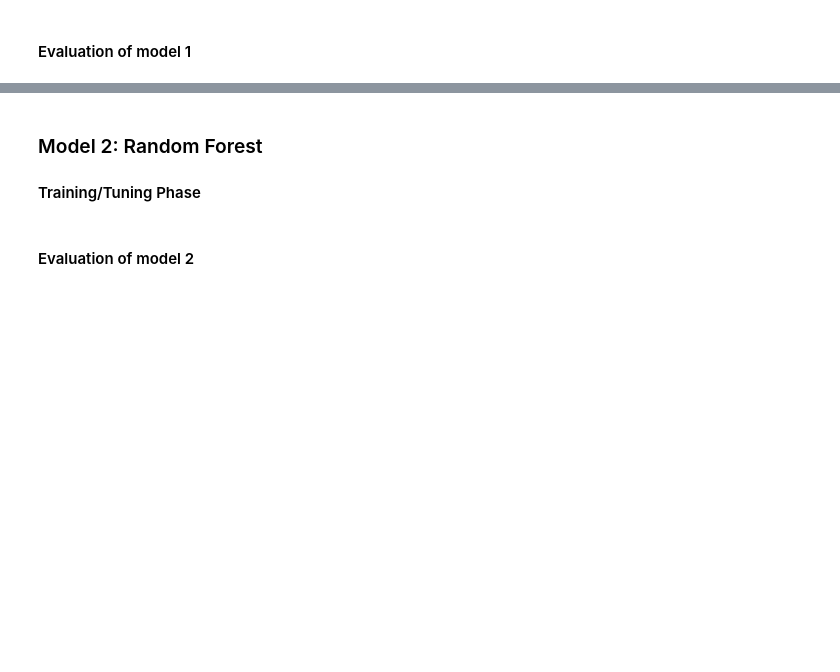
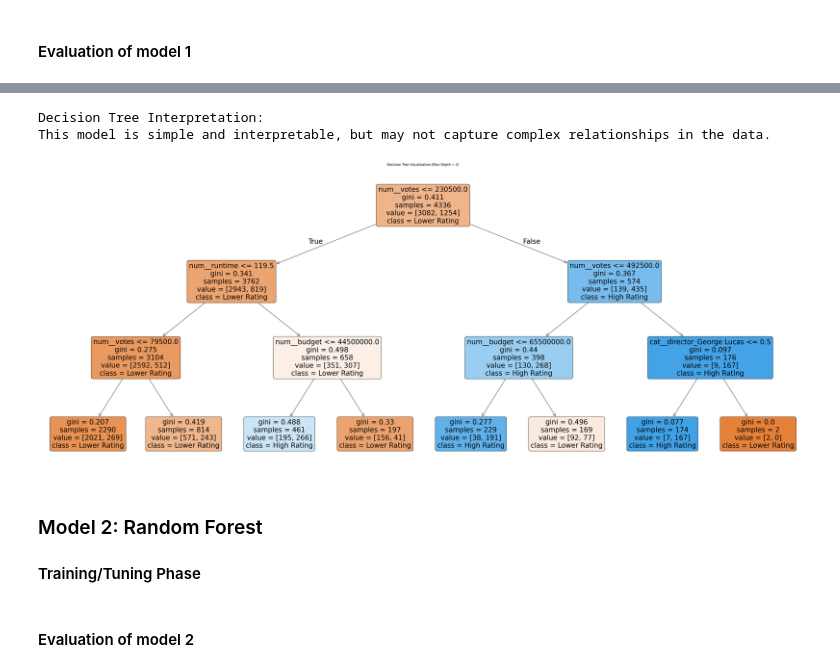
Before and after one commit to Michelle-Jargalan/Analytics-Final-Project, a Jupyter notebook: FinalProject.ipynb, the cells around one changed output, grey strips where cells are left out. Drawn from its saved outputs; the diff is of its cells as text; code cells hidden in the pictures; blank space fills up the shorter version.

Commit message:
finish decision tree model and evaluate

```diff
--- a/FinalProject.ipynb
+++ b/FinalProject.ipynb
@@ -369,3 +419,35 @@ Pipeline(steps=[('preprocessor',
+# %%
+# Interpretation of results
+print("Decision Tree Interpretation:")
+print("This model is simple and interpretable, but may not capture complex relationships in the data.")
+# %% [output]
+Decision Tree Interpretation:
+This model is simple and interpretable, but may not capture complex relationships in the data.
+# %%
+from sklearn.tree import plot_tree
+
+plt.figure(figsize=(50, 20))
+
+# Extract classifier and feature names
+dt_clf = dt_model.named_steps["classifier"]
+feature_names = dt_model.named_steps["preprocessor"].get_feature_names_out()
+
+# Plot tree
+plot_tree(
+    dt_clf,
+    feature_names=list(feature_names),
+    class_names=['Lower Rating', 'High Rating'],
+    filled=True,
+    rounded=True,
+    fontsize=25,
+    max_depth=3  # reduced depth to improve readability and remove clutter
+)
+
+plt.title("Decision Tree Visualization (Max Depth = 2)")
+plt.savefig('final_decision_tree_viz.png', bbox_inches='tight')
+plt.show()
+# %% [output]
+[figure, added]
 # %% [markdown]
 ### Model 2: Random Forest
 
```
Also changed, not shown: parts of 3 cells of this notebook, 1 other file.
